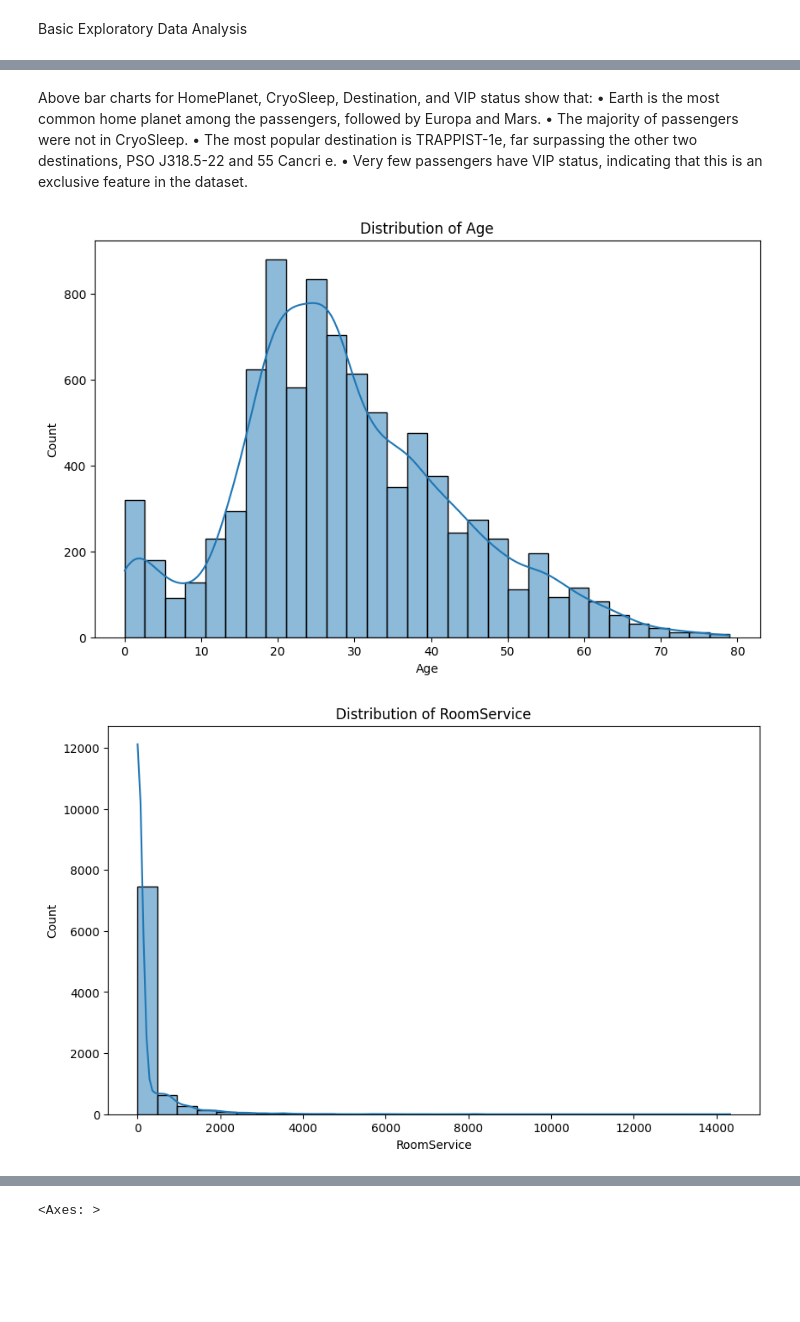
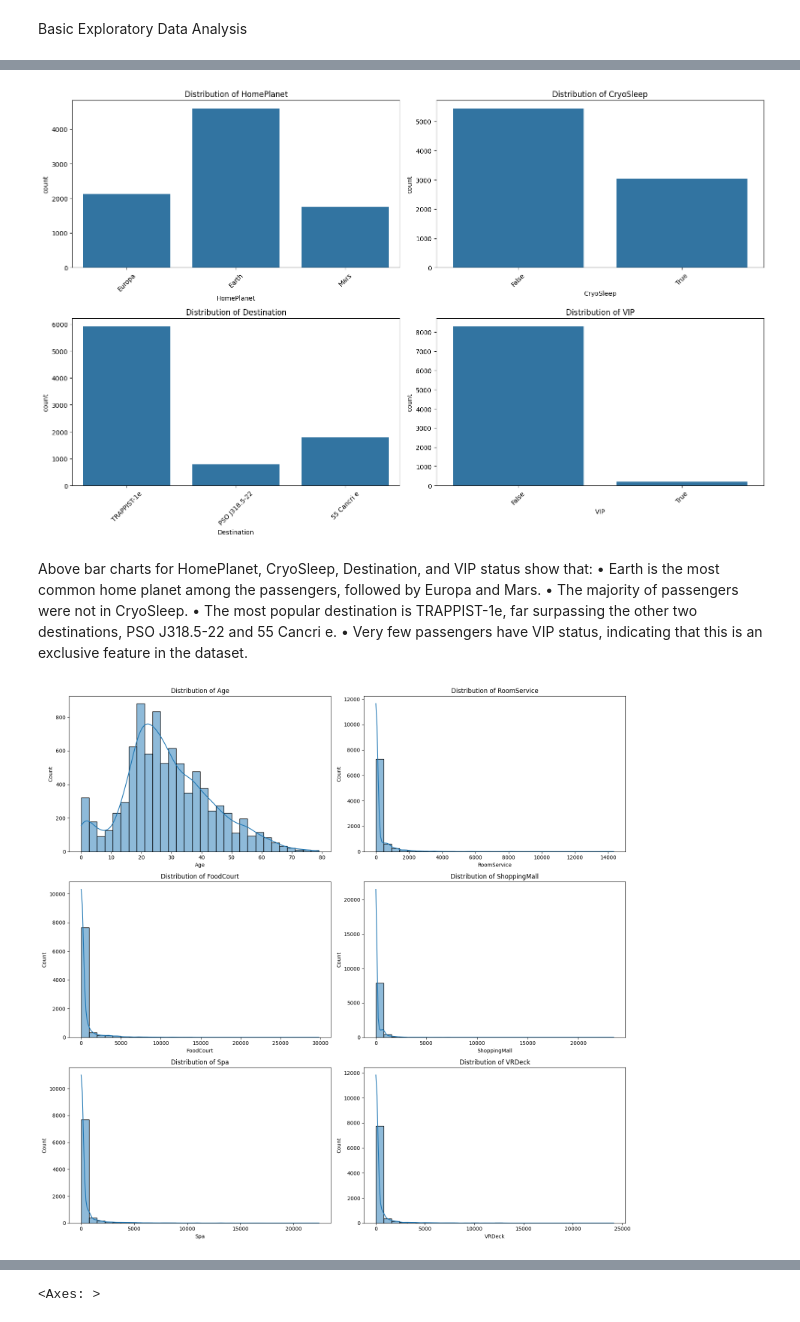
Before and after one commit to ResearchMethodsGroupAssignment/Kaggle_Challenge_Team2, a Jupyter notebook: Kaggle_team2_Titanic.ipynb, the cells around one changed output, grey strips where cells are left out. Drawn from its saved outputs; the diff is of its cells as text; code cells hidden in the pictures; blank space fills up the shorter version.

```diff
--- a/Kaggle_team2_Titanic.ipynb
+++ b/Kaggle_team2_Titanic.ipynb
@@ -6,8 +6,8 @@ import pandas as pd # data processing, CSV file I/O (e.g. pd.read_csv)
 import matplotlib.pyplot as plt
 import seaborn as sns
 # %%
-train = pd.read_csv('https://raw.githubusercontent.com/ResearchMethodsGroupAssignment/Kaggle_Challenge_Team2/main/train.csv')
-test = pd.read_csv('https://raw.githubusercontent.com/ResearchMethodsGroupAssignment/Kaggle_Challenge_Team2/main/test.csv')
+train_data = pd.read_csv('https://raw.githubusercontent.com/ResearchMethodsGroupAssignment/Kaggle_Challenge_Team2/main/train.csv')
+test_data = pd.read_csv('https://raw.githubusercontent.com/ResearchMethodsGroupAssignment/Kaggle_Challenge_Team2/main/test.csv')
 # %% [markdown]
 * **PassengerId - A unique Id for each passenger. Each Id takes the form gggg_pp where gggg indicates a group the passenger is travelling with and pp is their number within the group. People in a group are often family members, but not always.**
 * **HomePlanet - The planet the passenger departed from, typically their planet of permanent residence.**
@@ -212,11 +154,2 @@ train.head()
 # %% [markdown]
 Basic Exploratory Data Analysis
-# %%
-# Categorical Data Visualization
-categorical_columns = ['HomePlanet', 'CryoSleep', 'Destination', 'VIP']
-for column in categorical_columns:
-    plt.figure(figsize=(8, 5))
-    sns.countplot(x=column, data=train)
-    plt.title(f'Distribution of {column}')
-    plt.xticks(rotation=45)
-    plt.show()
@@ -228,3 +156,28 @@ for column in categorical_columns:
+# %%
+# Categorical Data Visualization
+categorical_columns = ['HomePlanet', 'CryoSleep', 'Destination', 'VIP']
+
+n_cols = 2  # Number of columns in subplot grid
+n_rows = len(categorical_columns) // n_cols + (len(categorical_columns) % n_cols > 0)
+
+fig, axes = plt.subplots(n_rows, n_cols, figsize=(16, n_rows * 5))
+
+axes = axes.flatten()
+
+for i, column in enumerate(categorical_columns):
+    # Plot on the ith subplot
+    sns.countplot(x=column, data=train_data, ax=axes[i])
+    axes[i].set_title(f'Distribution of {column}')
+    axes[i].tick_params(axis='x', rotation=45)
+
+
+for j in range(i + 1, len(axes)):
+    axes[j].set_visible(False)
+
+plt.tight_layout()
+plt.show()
+# %% [output]
+[figure, added]
 # %% [markdown]
 Above bar charts for HomePlanet, CryoSleep, Destination, and VIP status show that:
 • Earth is the most common home planet among the passengers, followed by Europa and Mars.
@@ -234,11 +187,23 @@ Above bar charts for HomePlanet, CryoSleep, Destination, and VIP status show tha
 # %%
 # Numerical Data Visualization
 numerical_columns = ['Age', 'RoomService', 'FoodCourt', 'ShoppingMall', 'Spa', 'VRDeck']
-for column in numerical_columns:
-    plt.figure(figsize=(10, 6))
-    sns.histplot(train[column], kde=True, bins=30)
-    plt.title(f'Distribution of {column}')
-    plt.show()
+
+n_cols = 2  # Number of columns in subplot grid
+n_rows = len(numerical_columns) // n_cols + (len(numerical_columns) % n_cols > 0)
+
+fig, axes = plt.subplots(n_rows, n_cols, figsize=(16, n_rows * 5))
+
+axes = axes.flatten()
+
+for i, column in enumerate(numerical_columns):
+    # Plot on the ith subplot
+    sns.histplot(train_data[column], kde=True, bins=30, ax=axes[i])
+    axes[i].set_title(f'Distribution of {column}')
+
+for j in range(i + 1, len(axes)):
+    axes[j].set_visible(False)
+
+plt.tight_layout()
+plt.show()
 # %% [output]
-[figure, old version]
+[figure, new version]
-[figure, removed]
```
Also changed, not shown: parts of 79 cells of this notebook.
